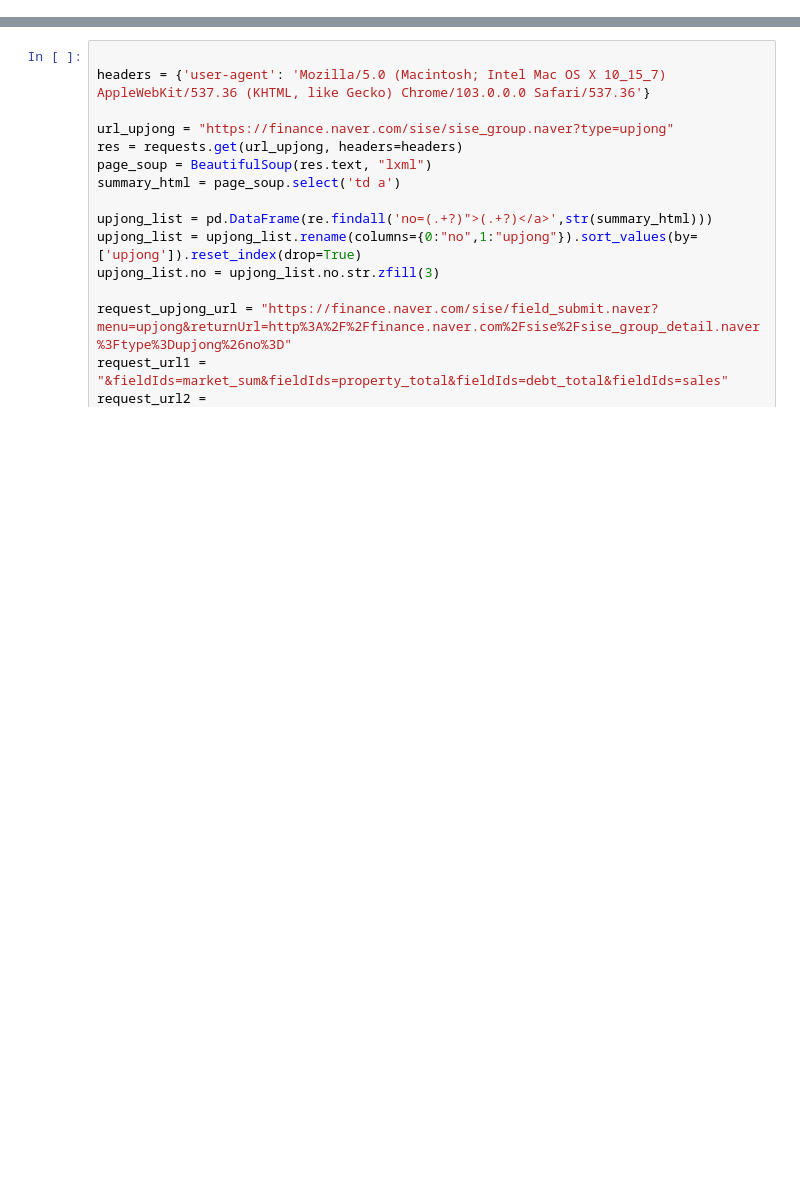
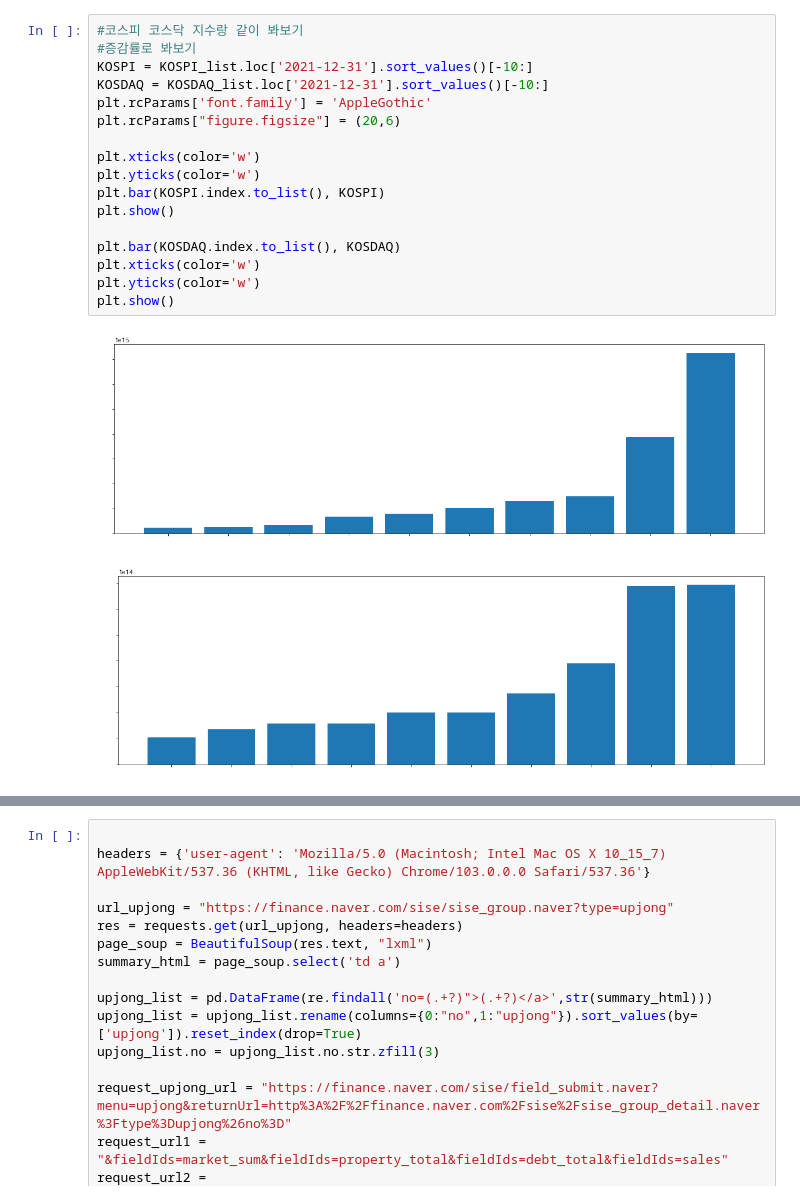
Before and after one commit to limetree06/dataScience, a Jupyter notebook: week3/stockMarket_analytics.ipynb, the cells around one changed output, grey strips where cells are left out. Cells and saved outputs as stored; diff of their text form; blank space fills up the shorter version.

```diff
--- a/week3/stockMarket_analytics.ipynb
+++ b/week3/stockMarket_analytics.ipynb
@@ -10,0 +106,20 @@ import matplotlib.pyplot as plt
+# %%
+#코스피 코스닥 지수랑 같이 봐보기
+#증감률로 봐보기
+KOSPI = KOSPI_list.loc['2021-12-31'].sort_values()[-10:]
+KOSDAQ = KOSDAQ_list.loc['2021-12-31'].sort_values()[-10:]
+plt.rcParams['font.family'] = 'AppleGothic'
+plt.rcParams["figure.figsize"] = (20,6)
+
+plt.xticks(color='w')
+plt.yticks(color='w')
+plt.bar(KOSPI.index.to_list(), KOSPI)
+plt.show()
+
+plt.bar(KOSDAQ.index.to_list(), KOSDAQ)
+plt.xticks(color='w')
+plt.yticks(color='w')
+plt.show()
+# %% [output]
+[figure, added]
+[figure, added]
```
Also changed, not shown: parts of 10 cells of this notebook, 1 other file.
